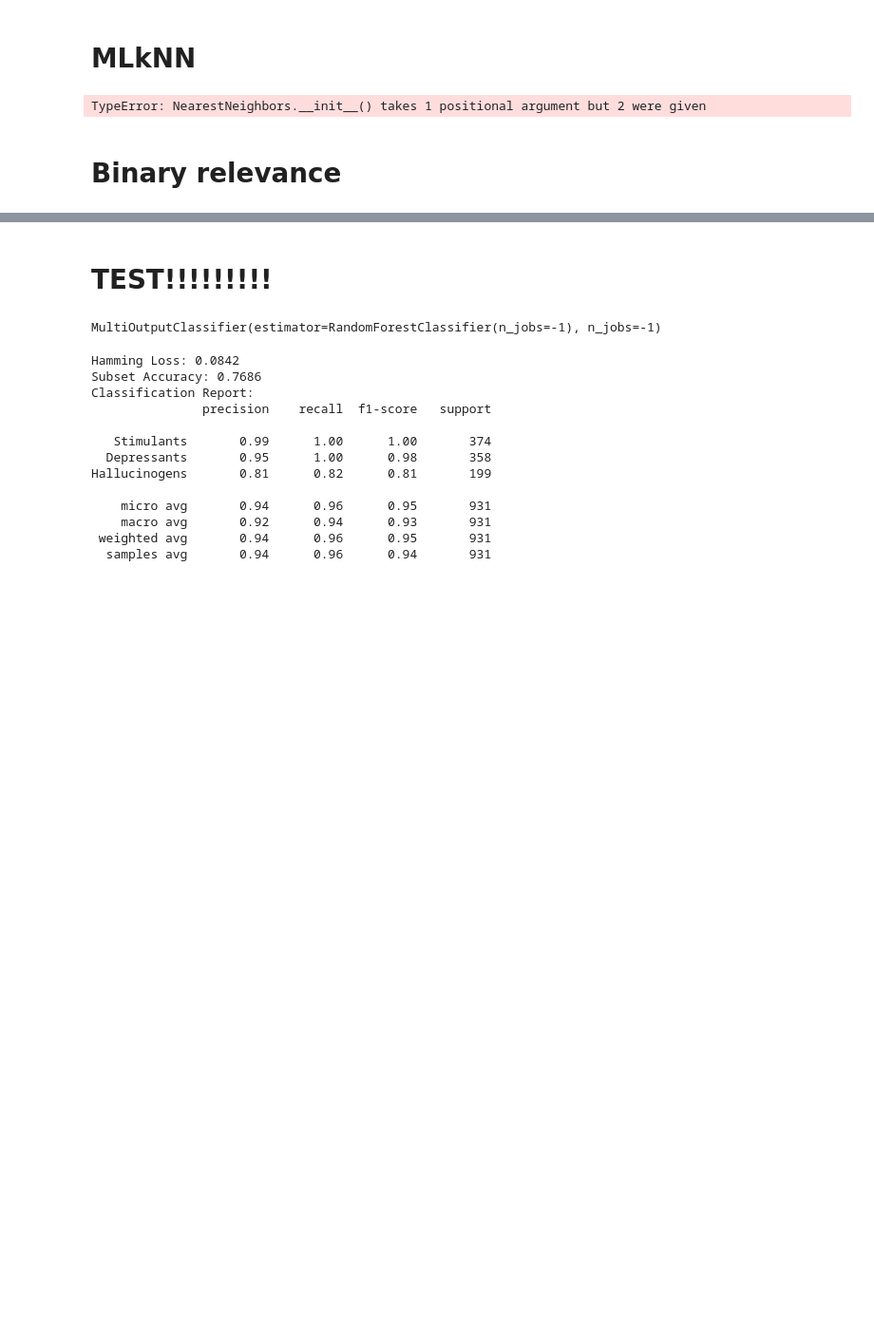
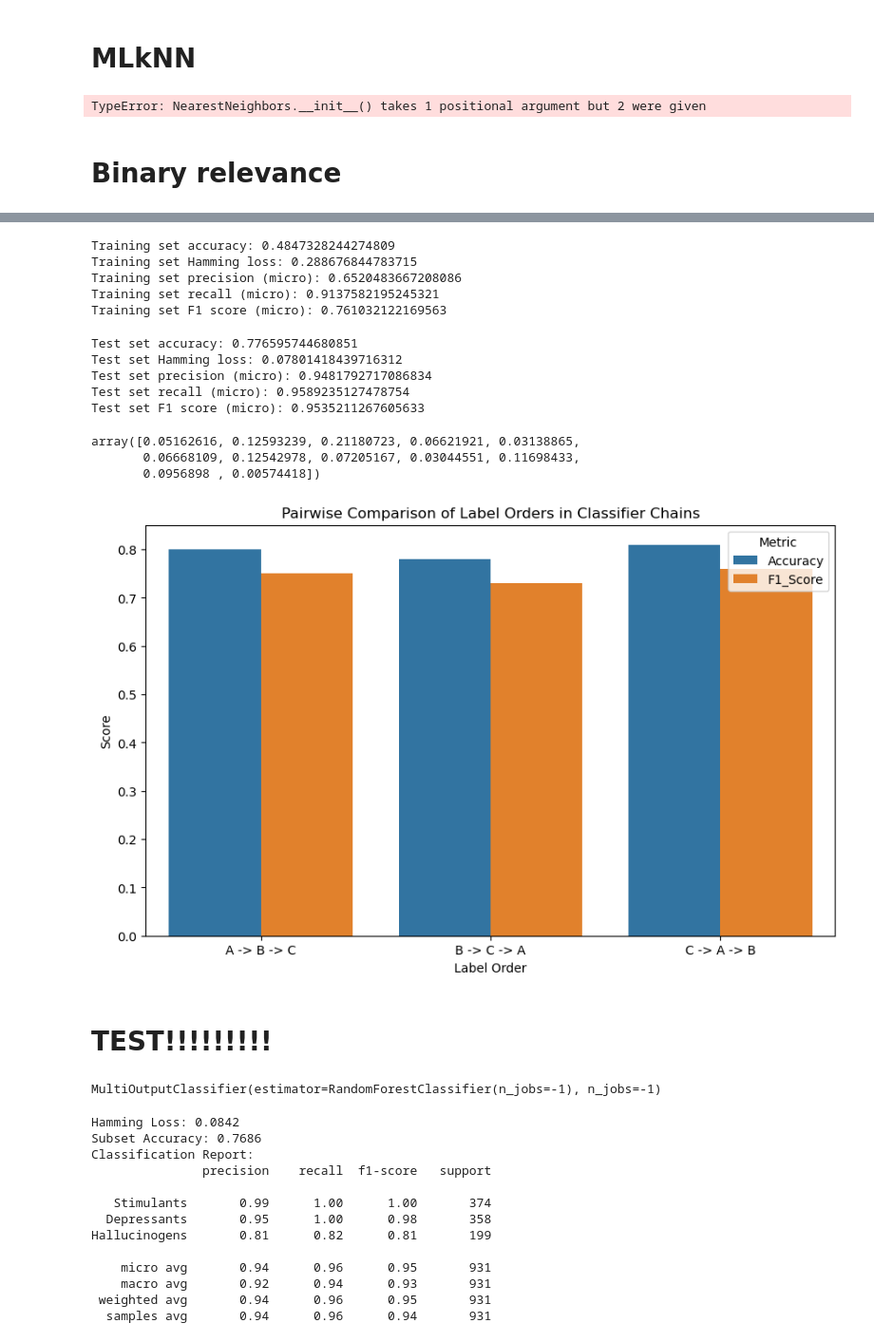
Before and after one commit to Opara19/Drug_Consumption_classification_project, a Jupyter notebook: DrugConsumption_Advanced_Analysis_TEST.ipynb, the cells around one changed output, grey strips where cells are left out. Shown at 95% size. Cells and saved outputs as stored; diff of their text form; code cells hidden in the pictures; blank space fills up the shorter version.

```diff
--- a/DrugConsumption_Advanced_Analysis_TEST.ipynb
+++ b/DrugConsumption_Advanced_Analysis_TEST.ipynb
@@ -1534,0 +2009,43 @@ print("Best Hamming loss:", clf.best_score_)
+# %%
+y_train_pred = clf.best_estimator_.predict(X_resampled)
+train_accuracy = accuracy_score(y_train_resampled_filled, y_train_pred)
+train_hamming_loss = hamming_loss(y_train_resampled_filled, y_train_pred)
+train_precision = precision_score(y_train_resampled_filled, y_train_pred, average='micro')
+train_recall = recall_score(y_train_resampled_filled, y_train_pred, average='micro')
+train_f1 = f1_score(y_train_resampled_filled, y_train_pred, average='micro')
+
+print("Training set accuracy:", train_accuracy)
+print("Training set Hamming loss:", train_hamming_loss)
+print("Training set precision (micro):", train_precision)
+print("Training set recall (micro):", train_recall)
+print("Training set F1 score (micro):", train_f1)
+# %% [output]
+Training set accuracy: 0.4847328244274809
+Training set Hamming loss: 0.288676844783715
+Training set precision (micro): 0.6520483667208086
+Training set recall (micro): 0.9137582195245321
+Training set F1 score (micro): 0.761032122169563
+# %%
+from sklearn.metrics import accuracy_score, hamming_loss, precision_score, recall_score, f1_score
+
+
+y_pred = clf.best_estimator_.predict(x_test_pipe)
+
+# Calculate and print metrics
+accuracy = accuracy_score(y_test, y_pred)
+hamming_loss_value = hamming_loss(y_test, y_pred)
+precision = precision_score(y_test, y_pred, average='micro')
+recall = recall_score(y_test, y_pred, average='micro')
+f1 = f1_score(y_test, y_pred, average='micro')
+
+print("Test set accuracy:", accuracy)
+print("Test set Hamming loss:", hamming_loss_value)
+print("Test set precision (micro):", precision)
+print("Test set recall (micro):", recall)
+print("Test set F1 score (micro):", f1)
+# %% [output]
+Test set accuracy: 0.776595744680851
+Test set Hamming loss: 0.07801418439716312
+Test set precision (micro): 0.9481792717086834
+Test set recall (micro): 0.9589235127478754
+Test set F1 score (micro): 0.9535211267605633
@@ -1535,3 +2057,36 @@ print("Best Hamming loss:", clf.best_score_)
+# %%
+classifier = OneVsRestClassifier(
+    make_pipeline(RandomForestClassifier(random_state=42))
+)
+
+classifier.fit(X_resampled_new, y_train_resampled_filled_new)
+y_train_pred = cross_val_predict(classifier, X_resampled_new, y_train_resampled_filled_new, cv=3)
+classifier.estimators_[0].named_steps['randomforestclassifier'].feature_importances_
+# %% [output]
+array([0.05162616, 0.12593239, 0.21180723, 0.06621921, 0.03138865,
+       0.06668109, 0.12542978, 0.07205167, 0.03044551, 0.11698433,
+       0.0956898 , 0.00574418])
+# %%
+data = {
+    'Label_Order': ['A -> B -> C', 'B -> C -> A', 'C -> A -> B'],
+    'Accuracy': [0.80, 0.78, 0.81],
+    'F1_Score': [0.75, 0.73, 0.76]
+}
+
+df = pd.DataFrame(data)
+
+# Melt the dataframe for easier plotting
+df_melted = df.melt(id_vars='Label_Order', var_name='Metric', value_name='Score')
+
+# Plotting
+plt.figure(figsize=(10, 6))
+sns.barplot(x='Label_Order', y='Score', hue='Metric', data=df_melted)
+plt.title('Pairwise Comparison of Label Orders in Classifier Chains')
+plt.xlabel('Label Order')
+plt.ylabel('Score')
+plt.show()
+# %% [output]
+[figure, added]
 # %% [markdown]
 # TEST!!!!!!!!!
 # %%
```
Also changed, not shown: parts of 55 cells of this notebook.
